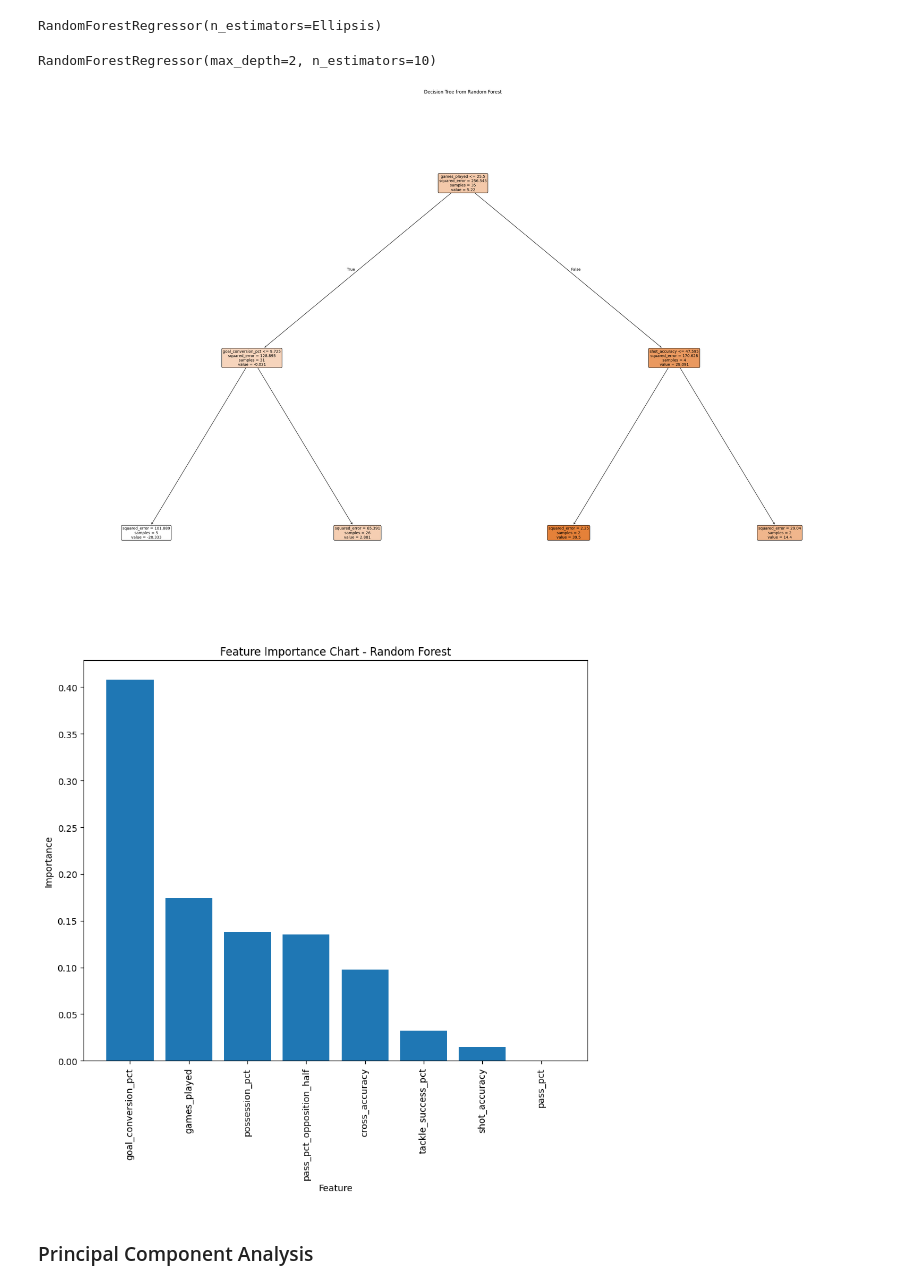
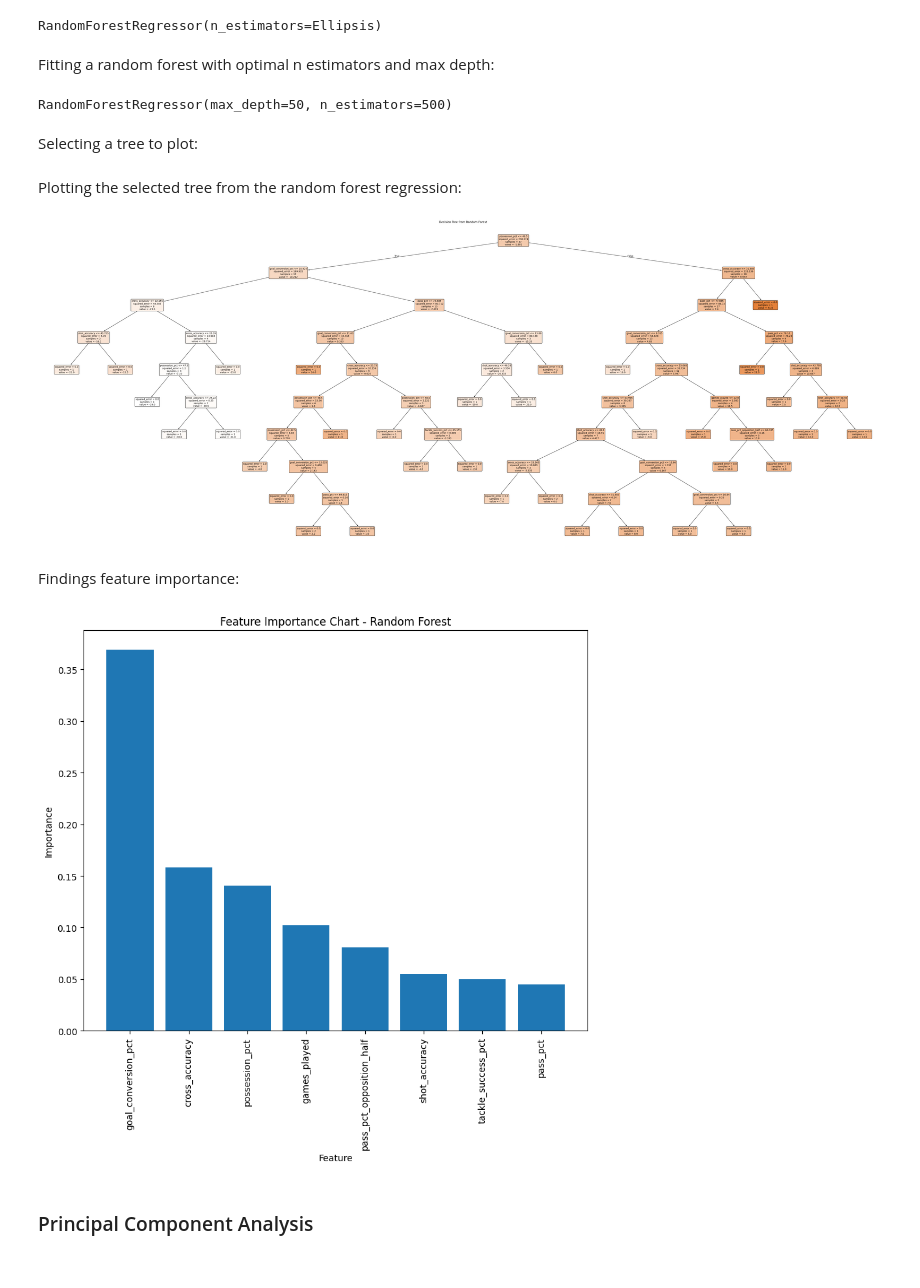
Before and after one commit to Clarkson-Applied-Data-Science/2024_ia651_Sheehe_Weaver, a Jupyter notebook: IA651_Project_Code.ipynb, the cells around one changed output. Cells and saved outputs as stored; diff of their text form; code cells hidden in the pictures.

```diff
--- a/IA651_Project_Code.ipynb
+++ b/IA651_Project_Code.ipynb
@@ -546,24 +484,32 @@ Best Parameters: {'max_depth': 2, 'n_estimators': 20}
 RandomForestRegressor(...)
 # %% [output]
 RandomForestRegressor(n_estimators=Ellipsis)
+# %% [markdown]
+Fitting a random forest with optimal n estimators and max depth:
 # %%
-model = RandomForestRegressor(n_estimators = 10, max_depth = 2)
+model = RandomForestRegressor(n_estimators = 500, max_depth = 50)
 model.fit(X,y)
 # %% [output]
-RandomForestRegressor(max_depth=2, n_estimators=10)
+RandomForestRegressor(max_depth=50, n_estimators=500)
+# %% [markdown]
+Selecting a tree to plot:
 # %%
 tree_to_plot = model.estimators_[0]
+# %% [markdown]
+Plotting the selected tree from the random forest regression:
 # %%
 X = x_soccer_data[['games_played', 'cross_accuracy', 'goal_conversion_pct', 'pass_pct', \
 'pass_pct_opposition_half', 'possession_pct', 'shot_accuracy', 'tackle_success_pct']]
 
 
-plt.figure(figsize=(40, 25))
+plt.figure(figsize=(65, 25))
 plot_tree(tree_to_plot, feature_names=X.columns.tolist(), filled=True, rounded=True, fontsize=10)
 plt.title("Decision Tree from Random Forest")
 plt.show()
 # %% [output]
-[figure, old version]
+[figure, new version]
+# %% [markdown]
+Findings feature importance:
 # %%
 importances = pd.DataFrame({
     'Feature': X.columns,
@@ -580,7 +526,7 @@ plt.xticks(fontsize=10)
 plt.yticks(fontsize=10)
 plt.show()
 # %% [output]
-[figure, old version]
+[figure, new version]
 # %% [markdown]
 ### Principal Component Analysis
 # %% [markdown]
```
Also changed, not shown: parts of 41 cells of this notebook.
